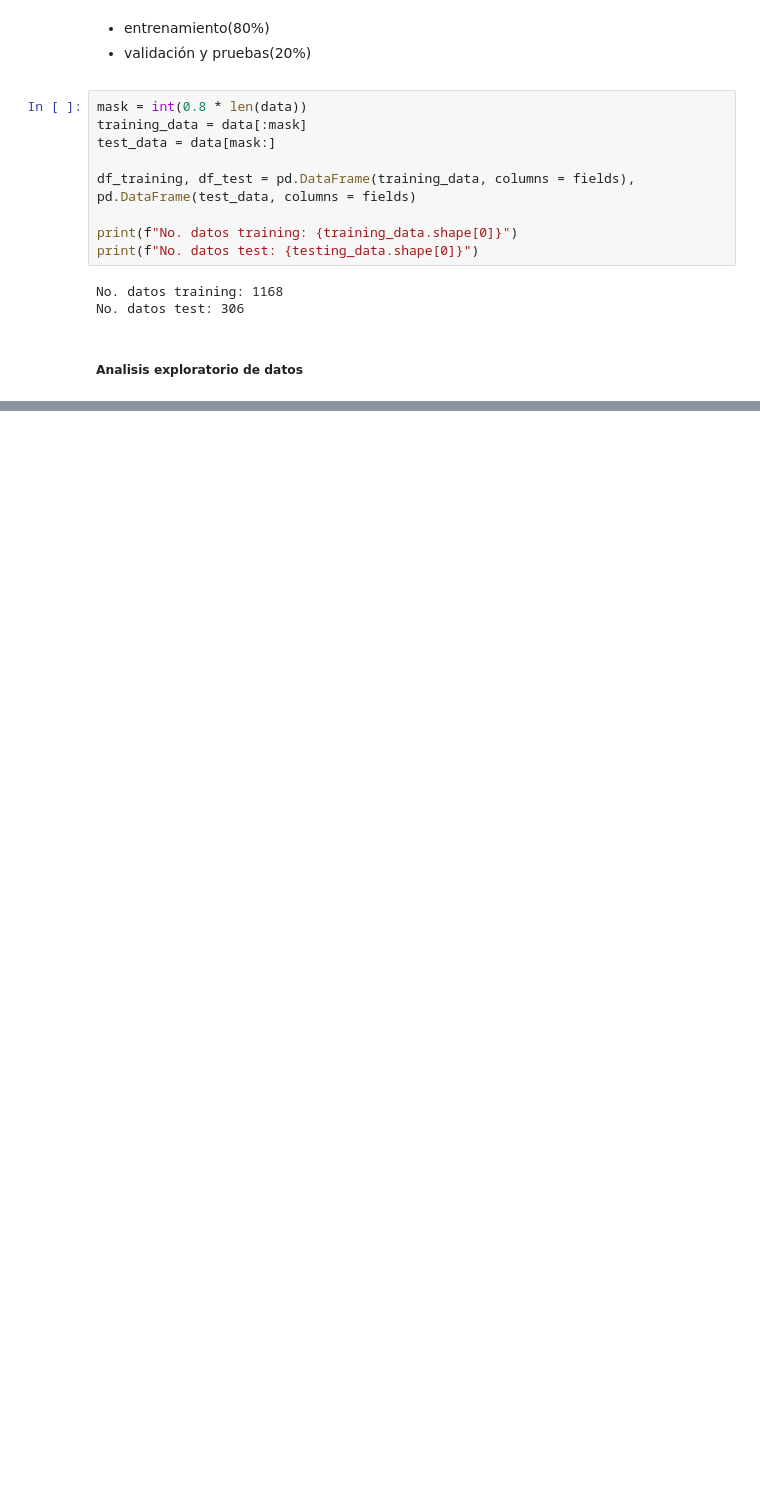
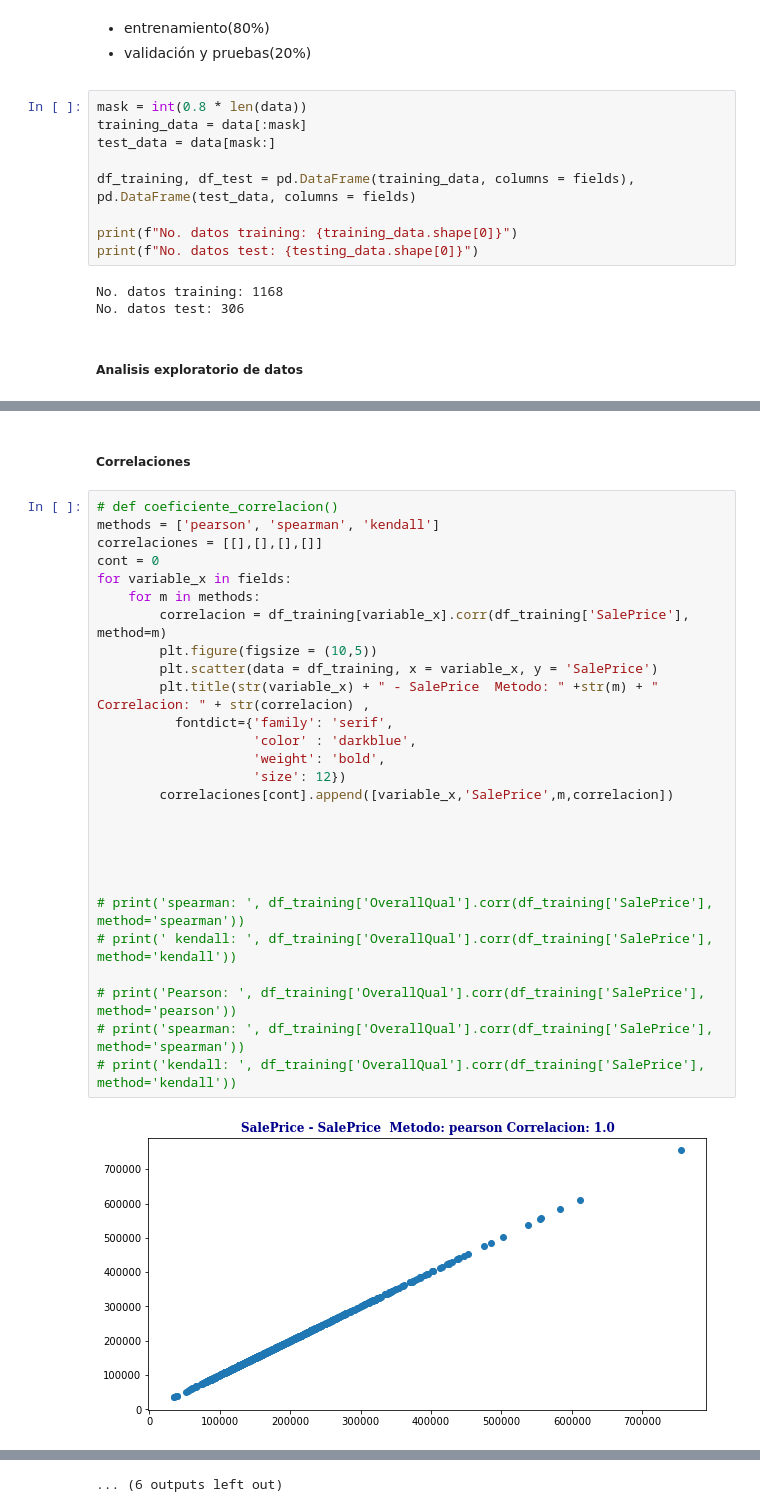
Before and after one commit to hubercpx/prediccion_precio_casas, a Jupyter notebook: Proyecto Final.ipynb, the cells around one changed output, grey strips where cells are left out. Cells and saved outputs as stored; diff of their text form; blank space fills up the shorter version.

```diff
--- a/Proyecto Final.ipynb
+++ b/Proyecto Final.ipynb
@@ -88,0 +104,31 @@ No. of testing examples: 306
+# %% [markdown]
+<h5>Correlaciones</h5>
+# %%
+# def coeficiente_correlacion()
+methods = ['pearson', 'spearman', 'kendall']
+correlaciones = [[],[],[],[]]
+cont = 0
+for variable_x in fields:
+    for m in methods:
+        correlacion = df_training[variable_x].corr(df_training['SalePrice'], method=m)
+        plt.figure(figsize = (10,5))
+        plt.scatter(data = df_training, x = variable_x, y = 'SalePrice')
+        plt.title(str(variable_x) + " - SalePrice  Metodo: " +str(m) + " Correlacion: " + str(correlacion) ,
+          fontdict={'family': 'serif',
+                    'color' : 'darkblue',
+                    'weight': 'bold',
+                    'size': 12})
+        correlaciones[cont].append([variable_x,'SalePrice',m,correlacion])
+
+
+
+
+
+# print('spearman: ', df_training['OverallQual'].corr(df_training['SalePrice'], method='spearman'))
+# print(' kendall: ', df_training['OverallQual'].corr(df_training['SalePrice'], method='kendall'))
+
+# print('Pearson: ', df_training['OverallQual'].corr(df_training['SalePrice'], method='pearson'))
+# print('spearman: ', df_training['OverallQual'].corr(df_training['SalePrice'], method='spearman'))
+# print('kendall: ', df_training['OverallQual'].corr(df_training['SalePrice'], method='kendall'))
+# %% [output]
+[figure, added]
@@ -88,0 +146 @@ No. of testing examples: 306
+... (6 outputs left out)
```
Also changed, not shown: parts of 11 cells of this notebook.
